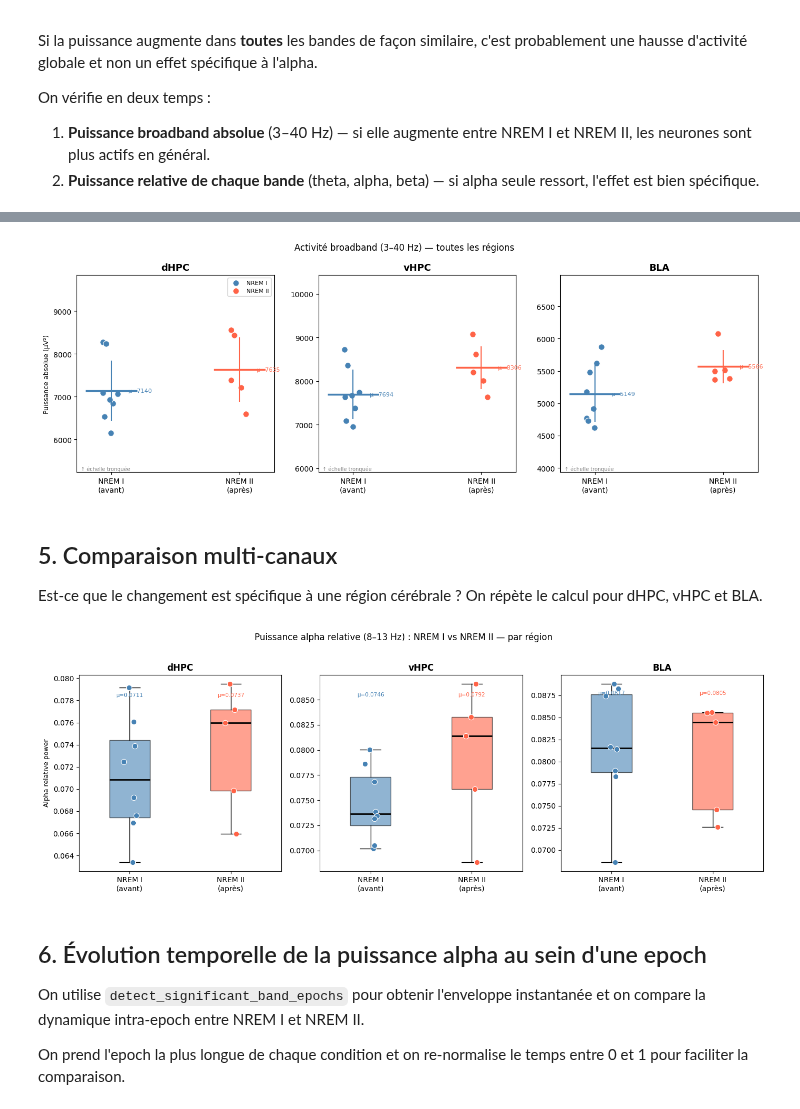
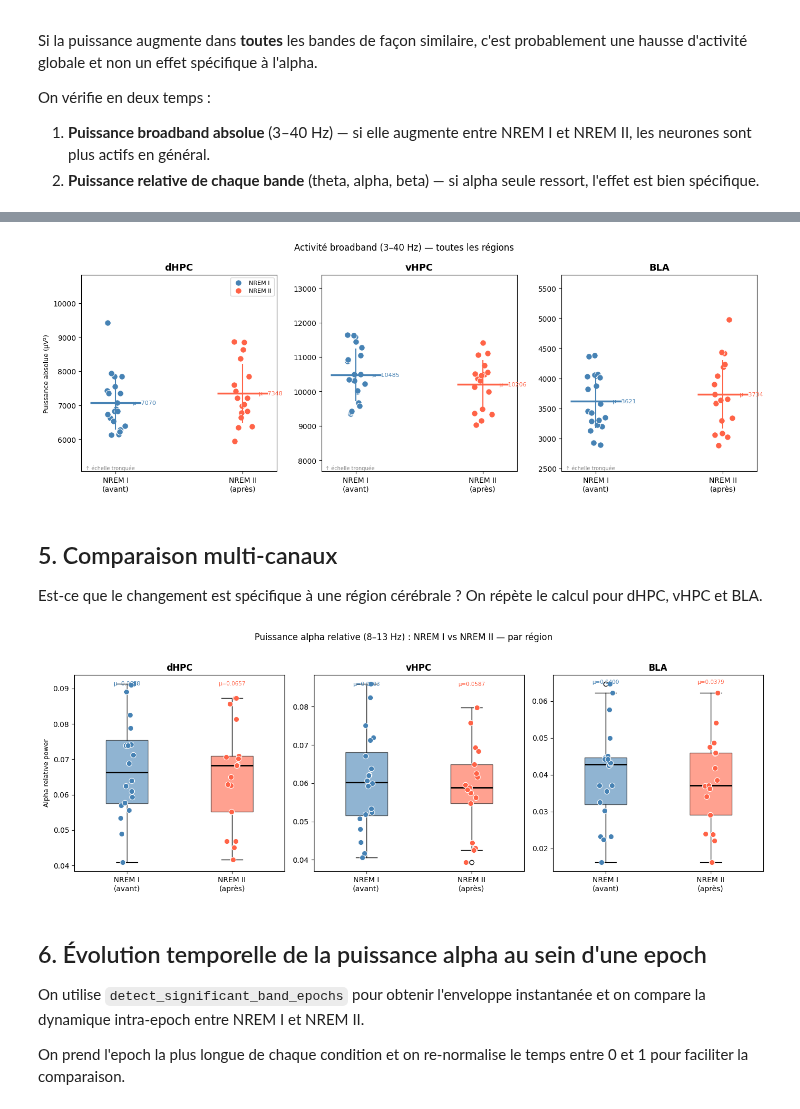
Before and after one commit to Gabbag2/health_hackathon, a Jupyter notebook: alpha_sleep_comparison.ipynb, the cells around one changed output, grey strips where cells are left out. Drawn from its saved outputs; the diff is of its cells as text; code cells hidden in the pictures.

```diff
--- a/alpha_sleep_comparison.ipynb
+++ b/alpha_sleep_comparison.ipynb
@@ -28,7 +28,7 @@ FS = 1250  # Hz — sampling frequency
 # %% [markdown]
 ## 1. Chargement des données
 # %%
-df = pd.read_pickle("data/lfp_data.pkl")
+df = pd.read_pickle("data\\lfp_epochs_with_spikes_by_region-av-2.pkl")
 
 print("Epoch labels disponibles :", sorted(df["epoch_label"].unique()))
 print()
@@ -355,6 +356,7 @@ for band in band_names:
 # %%
 channels      = ["dHPC_lfp", "vHPC_lfp", "bla_lfp"]
 channel_labels = ["dHPC",    "vHPC",     "BLA"]
+BROADBAND = (3, 40)  # Hz — pour calculer la puissance totale dans ce range
 
 broad_by_ch = {}
 for ch in channels:
@@ -374,34 +376,34 @@ for ax, ch, label in zip(axes, channels, channel_labels):
 
     for x_pos, vals, color, cond in [
         (0, pre,  "steelblue", "NREM I"),
         (1, post, "tomato",    "NREM II"),
     ]:
         jitter = np.random.default_rng(3).uniform(-0.08, 0.08, size=len(vals))
         ax.scatter(x_pos + jitter, vals, color=color, s=70,
                    edgecolors="white", lw=0.8, zorder=3, label=cond)
         mean, std = vals.mean(), vals.std()
         ax.hlines(mean, x_pos - 0.2, x_pos + 0.2, colors=color, lw=2.5, zorder=4)
         ax.vlines(x_pos, mean - std,  mean + std,  colors=color, lw=1.5, zorder=4)
         ax.annotate(f"μ={mean:.0f}", xy=(x_pos + 0.13, mean),
                     fontsize=8, color=color, va="center")
 
     all_vals = np.concatenate([pre, post])
     ax.set_ylim(all_vals.min() * 0.85, all_vals.max() * 1.15)
     ax.set_xticks([0, 1])
     ax.set_xticklabels(["NREM I\n(avant)", "NREM II\n(après)"], fontsize=10)
     ax.set_title(label, fontsize=13, fontweight="bold")
     ax.set_ylabel("Puissance absolue (µV²)" if ch == channels[0] else "", fontsize=9)
     ax.annotate("↑ échelle tronquée", xy=(0.02, 0.01), xycoords="axes fraction",
                 fontsize=7, color="grey")
     if ch == channels[0]:
         ax.legend(fontsize=8)
 
 plt.suptitle(f"Activité broadband ({BROADBAND[0]}–{BROADBAND[1]} Hz) — toutes les régions",
              fontsize=12)
 plt.tight_layout()
 plt.show()
 # %% [output]
-[figure, old version]
+[figure, new version]
 # %% [markdown]
 ## 5. Comparaison multi-canaux
 
@@ -458,7 +460,7 @@ plt.suptitle("Puissance alpha relative (8–13 Hz) : NREM I vs NREM II — par r
 plt.tight_layout()
 plt.show()
 # %% [output]
-[figure, old version]
+[figure, new version]
 # %% [markdown]
 ## 6. Évolution temporelle de la puissance alpha au sein d'une epoch
 
```
Also changed, not shown: parts of 9 cells of this notebook, 1 other file.
